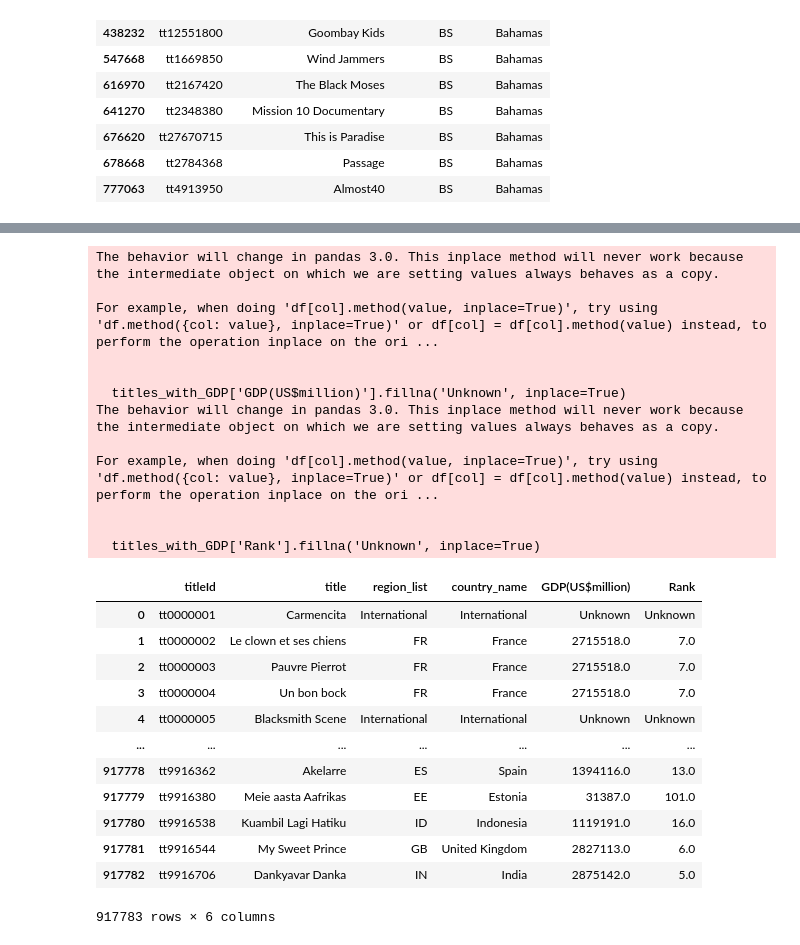
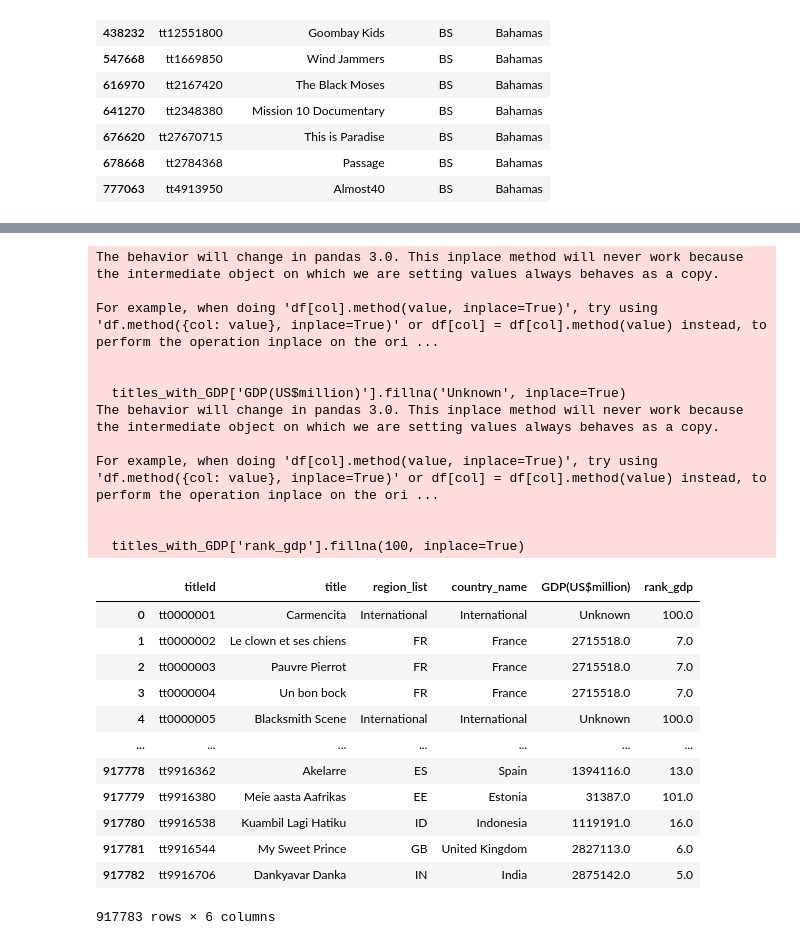
Before and after one commit to zorndog/Python-Project, a Jupyter notebook: Untitled.ipynb, the cells around one changed output, grey strips where cells are left out. Saved outputs shown, nothing was run; the diff lists cells and outputs as text; code cells hidden in the pictures.

```diff
--- a/Untitled.ipynb
+++ b/Untitled.ipynb
@@ -169,6 +169,6 @@ except UnicodeDecodeError:
 
 GDP['GDP(US$million)'] = GDP['GDP(US$million)'].str.replace(',', '').astype(float)
 
-GDP['Rank'] = GDP.index + 1
+GDP['rank_gdp'] = GDP.index + 1
 GDP
 # %% [output]
@@ -188,30 +188,30 @@ GDP
 # %%
 
 titles_with_GDP = titles_with_region.merge(GDP, left_on='country_name', right_on='Country/Territory', how='left')
 titles_with_GDP['GDP(US$million)'].fillna('Unknown', inplace=True)
-titles_with_GDP['Rank'].fillna('Unknown', inplace=True)
+titles_with_GDP['rank_gdp'].fillna(100, inplace=True)
 
-titles_with_GDP = titles_with_GDP.drop(columns=['Country/Territory'])
+titles_with_GDP = titles_with_GDP.drop(columns=['Country/Territory','Rank'])
 titles_with_GDP
 # %% [output]
 The behavior will change in pandas 3.0. This inplace method will never work because the intermediate object on which we are setting values always behaves as a copy.
 
 For example, when doing 'df[col].method(value, inplace=True)', try using 'df.method({col: value}, inplace=True)' or df[col] = df[col].method(value) instead, to perform the operation inplace on the ori ...
 
 
   titles_with_GDP['GDP(US$million)'].fillna('Unknown', inplace=True)
 The behavior will change in pandas 3.0. This inplace method will never work because the intermediate object on which we are setting values always behaves as a copy.
 
 For example, when doing 'df[col].method(value, inplace=True)', try using 'df.method({col: value}, inplace=True)' or df[col] = df[col].method(value) instead, to perform the operation inplace on the ori ...
 
 
-  titles_with_GDP['Rank'].fillna('Unknown', inplace=True)
+  titles_with_GDP['rank_gdp'].fillna(100, inplace=True)
-|  | titleId | title | region_list | country_name | GDP(US$million) | Rank |
-| 0 | tt0000001 | Carmencita | International | International | Unknown | Unknown |
+|  | titleId | title | region_list | country_name | GDP(US$million) | rank_gdp |
+| 0 | tt0000001 | Carmencita | International | International | Unknown | 100.0 |
 | 1 | tt0000002 | Le clown et ses chiens | FR | France | 2715518.0 | 7.0 |
 | 2 | tt0000003 | Pauvre Pierrot | FR | France | 2715518.0 | 7.0 |
 | 3 | tt0000004 | Un bon bock | FR | France | 2715518.0 | 7.0 |
-| 4 | tt0000005 | Blacksmith Scene | International | International | Unknown | Unknown |
+| 4 | tt0000005 | Blacksmith Scene | International | International | Unknown | 100.0 |
 | ... | ... | ... | ... | ... | ... | ... |
 | 917778 | tt9916362 | Akelarre | ES | Spain | 1394116.0 | 13.0 |
 | 917779 | tt9916380 | Meie aasta Aafrikas | EE | Estonia | 31387.0 | 101.0 |
```
Also changed, not shown: parts of 9 cells of this notebook.
